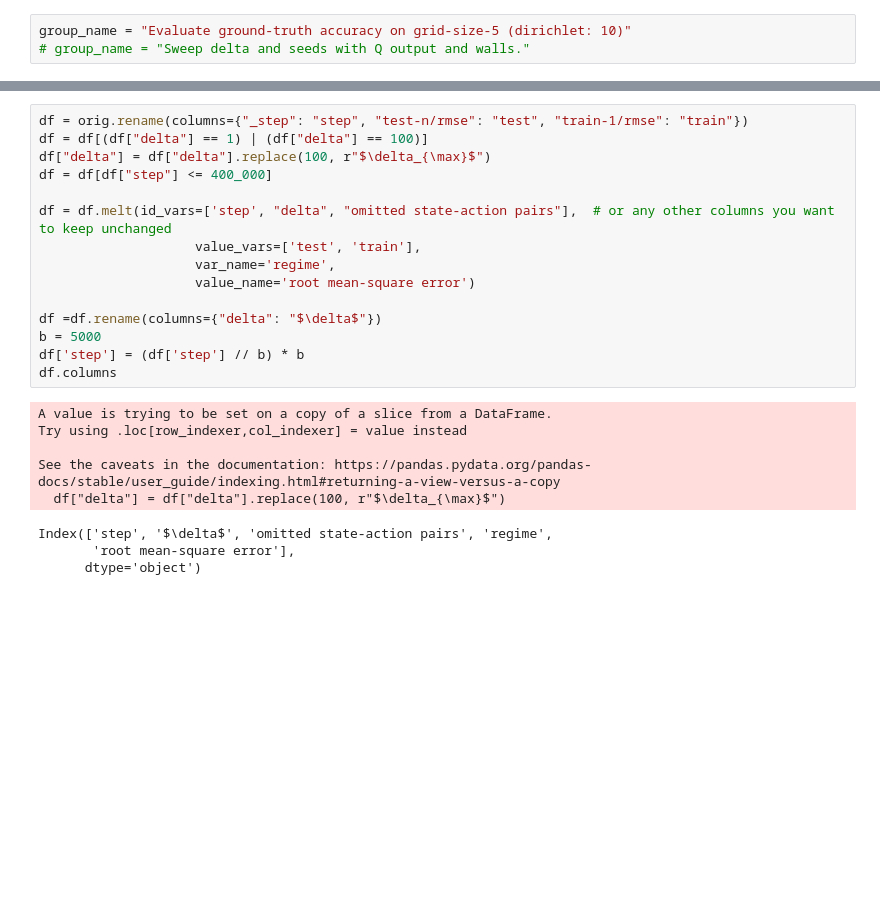
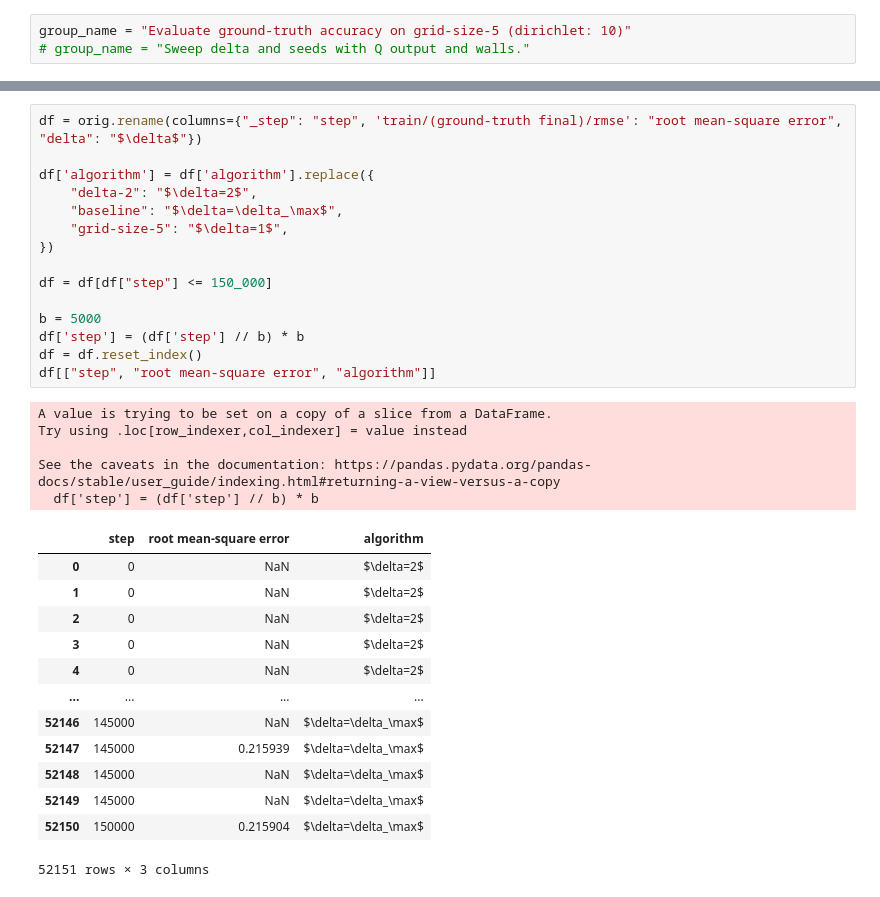
Before and after one commit to ethanabrooks/dissertation, a Jupyter notebook: figures/bellman-update-networks/bootstrap-rmse.ipynb, the cells around one changed output, grey strips where cells are left out. Cells and saved outputs as stored; diff of their text form; blank space fills up the shorter version.

```diff
--- a/figures/bellman-update-networks/bootstrap-rmse.ipynb
+++ b/figures/bellman-update-networks/bootstrap-rmse.ipynb
@@ -45,27 +46,37 @@ Index(['test-1/values-plot 87', 'test-1/pair_wise_accuracy', 'test-n/mae',
-# %%
-df = orig.rename(columns={"_step": "step", "test-n/rmse": "test", "train-1/rmse": "train"})
-df = df[(df["delta"] == 1) | (df["delta"] == 100)]
-df["delta"] = df["delta"].replace(100, r"$\delta_{\max}$")
-df = df[df["step"] <= 400_000]
-
-df = df.melt(id_vars=['step', "delta", "omitted state-action pairs"],  # or any other columns you want to keep unchanged
-                    value_vars=['test', 'train'],
-                    var_name='regime',
-                    value_name='root mean-square error')
-
-df =df.rename(columns={"delta": "$\delta$"})
-b = 5000
-df['step'] = (df['step'] // b) * b
-df.columns
-# %% [output]
-A value is trying to be set on a copy of a slice from a DataFrame.
-Try using .loc[row_indexer,col_indexer] = value instead
-
-See the caveats in the documentation: https://pandas.pydata.org/pandas-docs/stable/user_guide/indexing.html#returning-a-view-versus-a-copy
-  df["delta"] = df["delta"].replace(100, r"$\delta_{\max}$")
-Index(['step', '$\delta$', 'omitted state-action pairs', 'regime',
-       'root mean-square error'],
-      dtype='object')
+# %%
+df = orig.rename(columns={"_step": "step", 'train/(ground-truth final)/rmse': "root mean-square error", "delta": "$\delta$"})
+
+df['algorithm'] = df['algorithm'].replace({
+    "delta-2": "$\delta=2$",
+    "baseline": "$\delta=\delta_\max$",
+    "grid-size-5": "$\delta=1$",
+})
+
+df = df[df["step"] <= 150_000]
+
+b = 5000
+df['step'] = (df['step'] // b) * b
+df = df.reset_index()
+df[["step", "root mean-square error", "algorithm"]]
+# %% [output]
+A value is trying to be set on a copy of a slice from a DataFrame.
+Try using .loc[row_indexer,col_indexer] = value instead
+
+See the caveats in the documentation: https://pandas.pydata.org/pandas-docs/stable/user_guide/indexing.html#returning-a-view-versus-a-copy
+  df['step'] = (df['step'] // b) * b
+|  | step | root mean-square error | algorithm |
+| 0 | 0 | NaN | $\delta=2$ |
+| 1 | 0 | NaN | $\delta=2$ |
+| 2 | 0 | NaN | $\delta=2$ |
+| 3 | 0 | NaN | $\delta=2$ |
+| 4 | 0 | NaN | $\delta=2$ |
+| ... | ... | ... | ... |
+| 52146 | 145000 | NaN | $\delta=\delta_\max$ |
+| 52147 | 145000 | 0.215939 | $\delta=\delta_\max$ |
+| 52148 | 145000 | NaN | $\delta=\delta_\max$ |
+| 52149 | 145000 | NaN | $\delta=\delta_\max$ |
+| 52150 | 150000 | 0.215904 | $\delta=\delta_\max$ |
+52151 rows × 3 columns
 # %%
 import seaborn as sns
 sns.reset_defaults()
```
Also changed, not shown: parts of 4 cells of this notebook, 6 other files.
